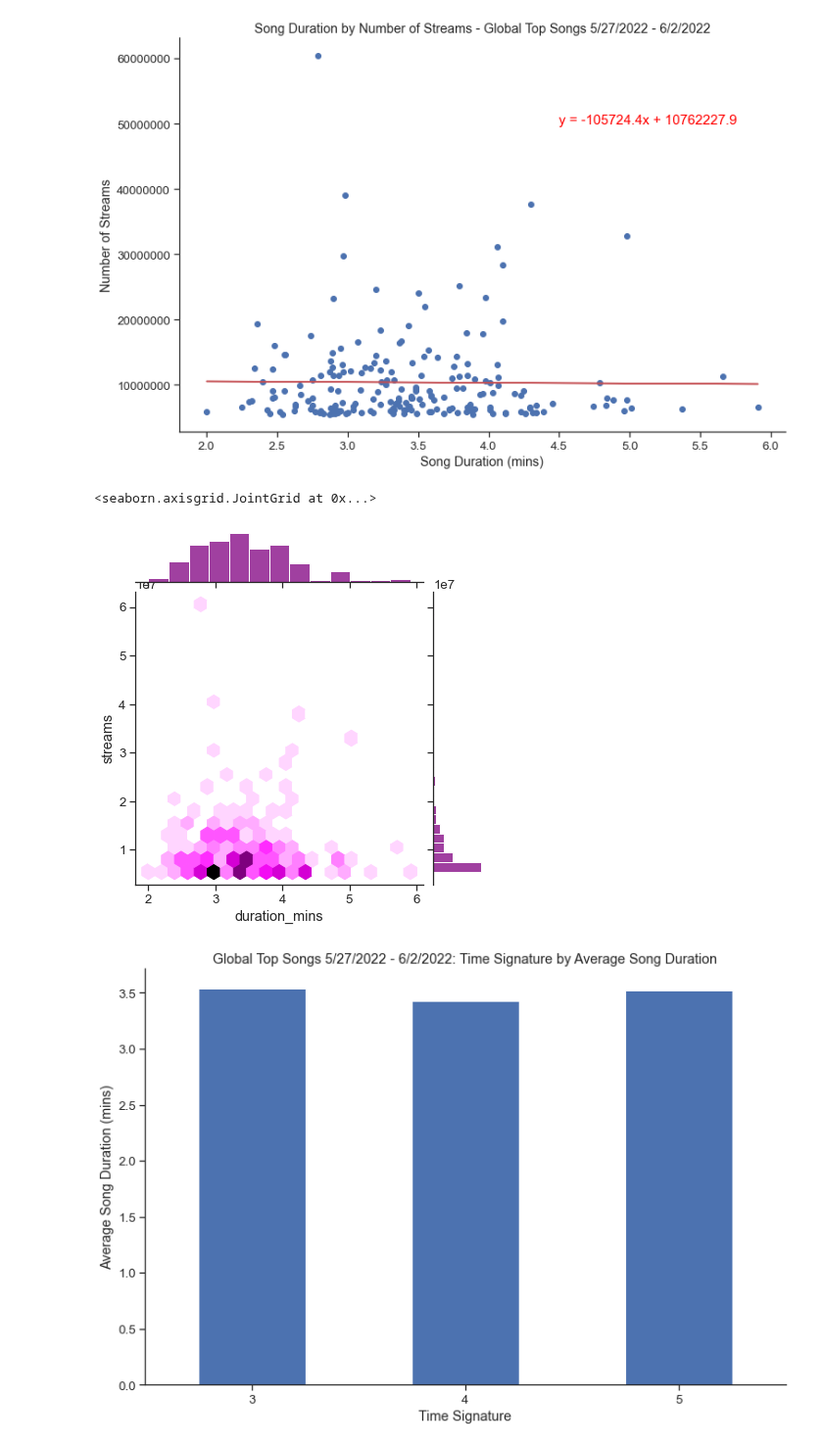
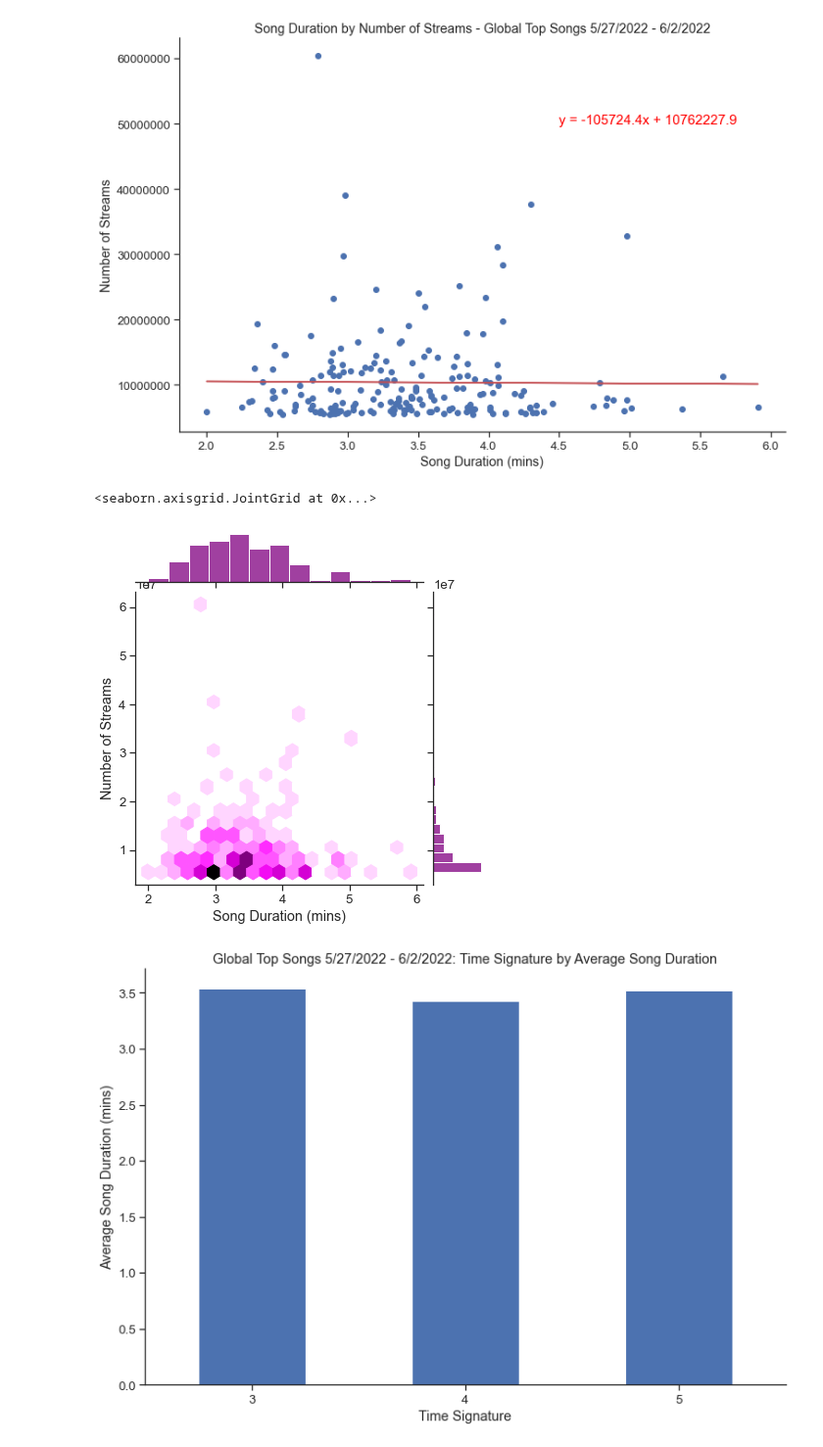
Before and after one commit to mbruns13/project_1_spotify, a Jupyter notebook: song_duration.ipynb, the cells around one changed output. Shown at 98% size. Drawn from its saved outputs; the diff is of its cells as text; code cells hidden in the pictures.

```diff
--- a/song_duration.ipynb
+++ b/song_duration.ipynb
@@ -384,12 +387,13 @@ The r-squared is: 0.00010961074027061232
 # %%
 #experimenting with hexplot of streams and song length
 xvalues =full_track_data["duration_mins"]
 yvalues = full_track_data["streams"]
 
-sns.jointplot(x=xvalues, y=yvalues, kind="hex", color="purple")
+h = sns.jointplot(x=xvalues, y=yvalues, kind="hex", color="purple")
+h.set_axis_labels('Song Duration (mins)', 'Number of Streams')
 # %% [output]
 <seaborn.axisgrid.JointGrid at 0x...>
-[figure, old version]
+[figure, new version]
 # %%
 #Time Signature = An estimated time signature. The time signature (meter) is a notational convention to specify how many beats
 #are in each bar (or measure). The time signature ranges from 3 to 7 indicating time signatures of "3/4", to "7/4".
```
Also changed, not shown: parts of 12 cells of this notebook, 2 other files.
